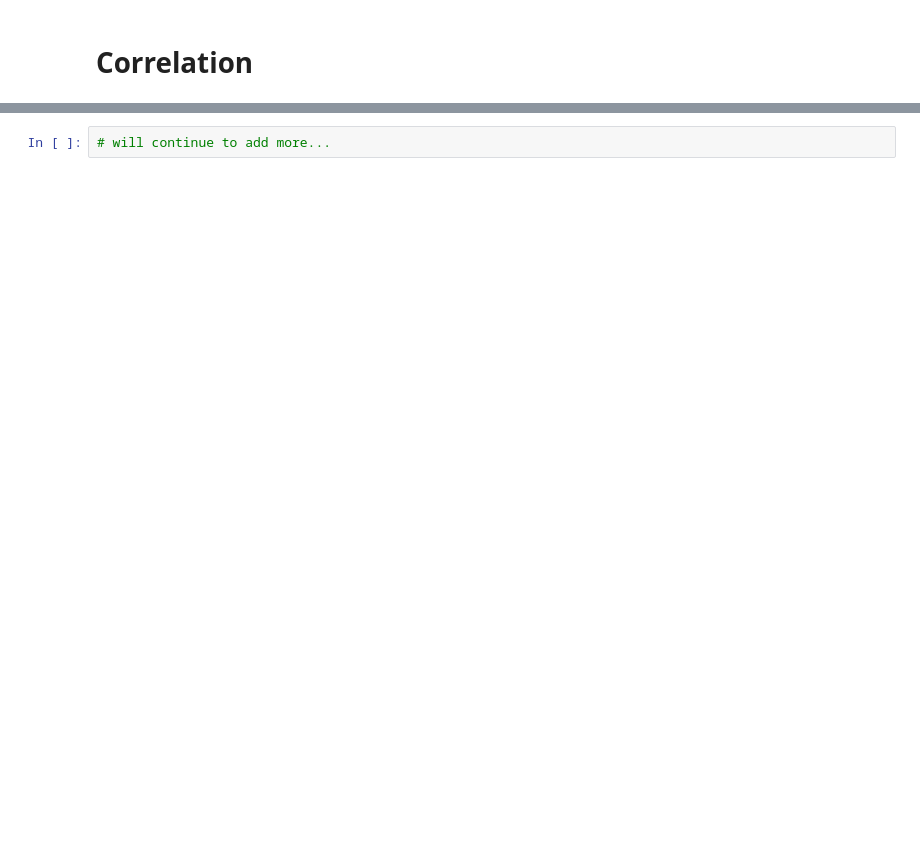
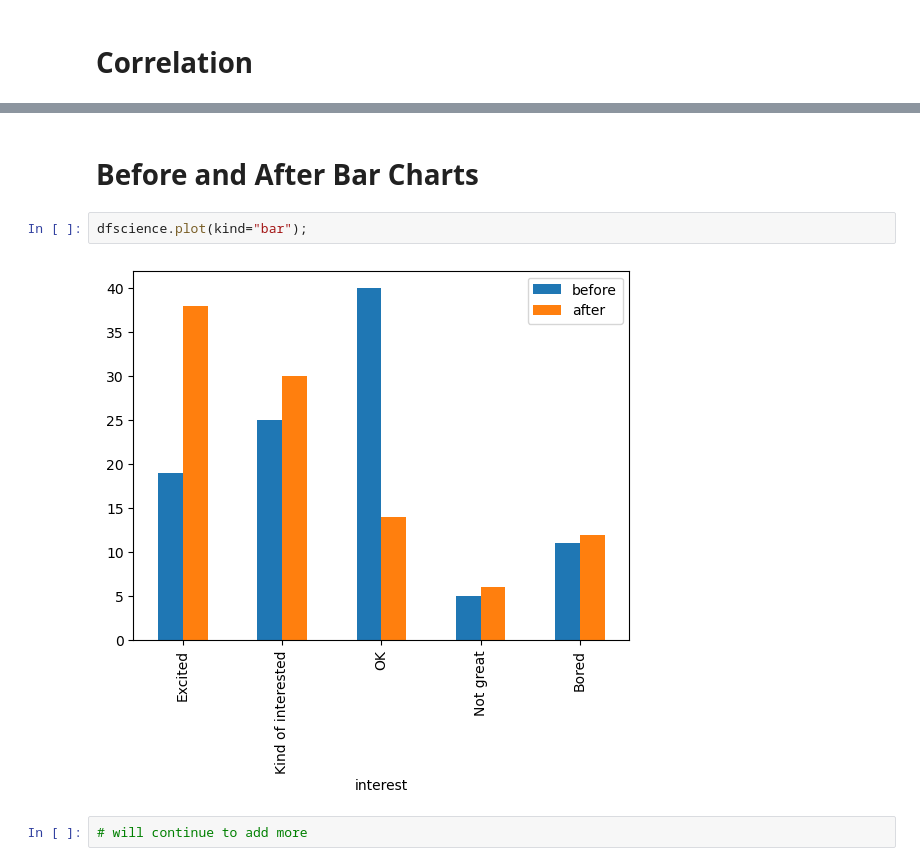
Before and after one commit to usaid1511/Machine-learning-basics, a Jupyter notebook: data-viz-using-matplotlib-seaborn-for-beginners.ipynb, the cells around one changed output, grey strips where cells are left out. Cells and saved outputs as stored; diff of their text form; blank space fills up the shorter version.

```diff
--- a/data-viz-using-matplotlib-seaborn-for-beginners.ipynb
+++ b/data-viz-using-matplotlib-seaborn-for-beginners.ipynb
@@ -114,2 +254,8 @@ plt.yticks(range(5), ['mpg', 'wt', 'hp', 'qsec', 'disp']);
+# %% [markdown]
+# Before and After Bar Charts
+# %%
+dfscience.plot(kind="bar");
+# %% [output]
+[figure, added]
 # %%
-# will continue to add more...
+# will continue to add more
```
Also changed, not shown: parts of 28 cells of this notebook.
